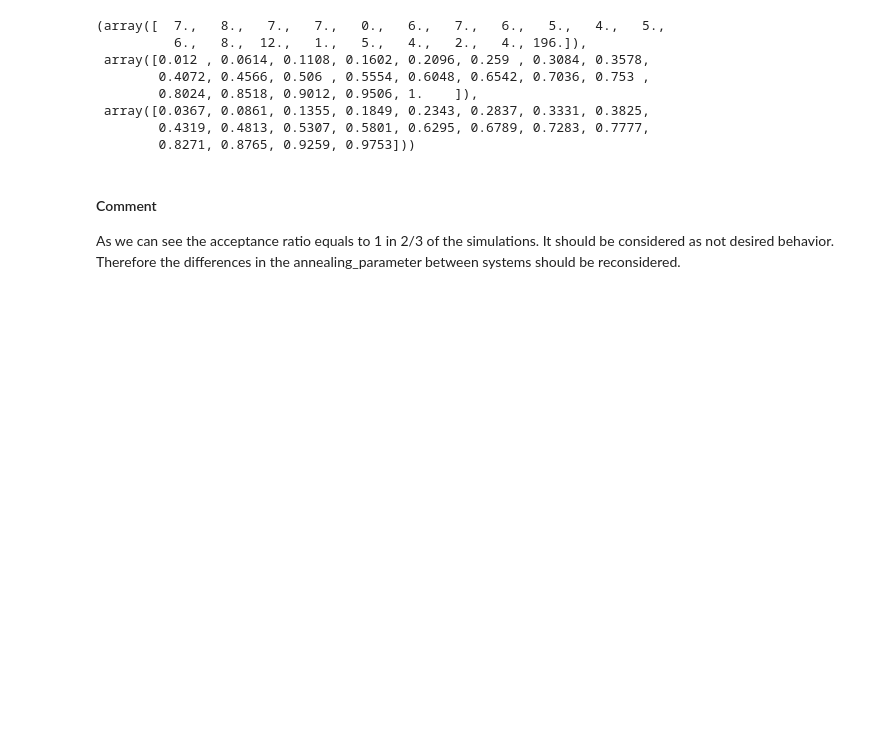
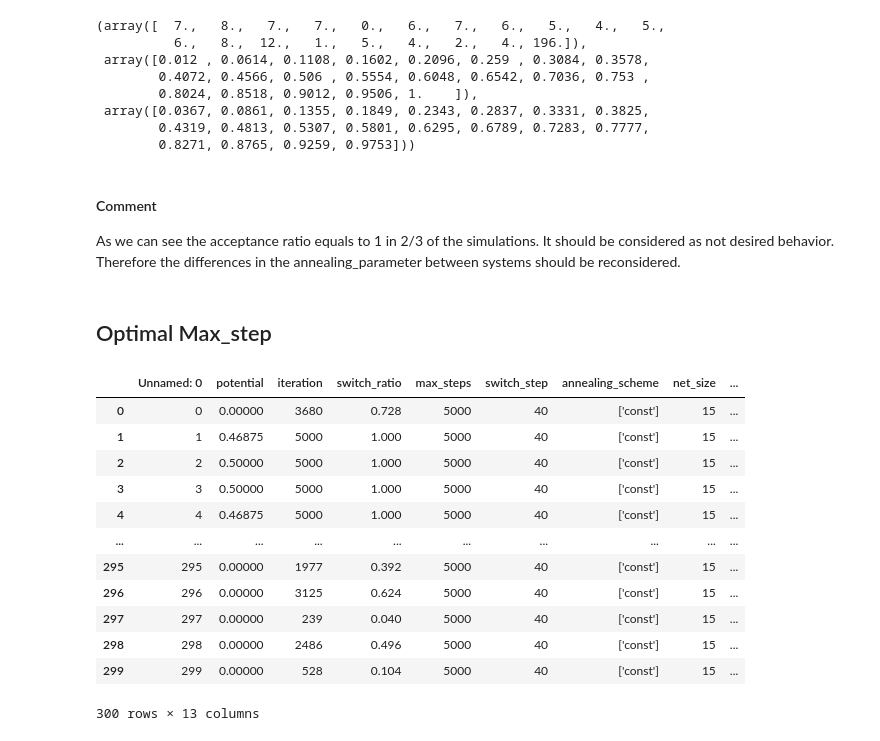
Before and after one commit to mateuszKacz/CGP_mgr, a Jupyter notebook: notebooks/Opracowanie danych PT.ipynb, the cells around one changed output. Drawn from its saved outputs; the diff is of its cells as text; code cells hidden in the pictures; blank space fills up the shorter version.

```diff
--- a/notebooks/Opracowanie danych PT.ipynb
+++ b/notebooks/Opracowanie danych PT.ipynb
@@ -278,3 +394,21 @@ plot_hist(data=df_evencheck_pt_optimal_temp_calc.switch_ratio,
 #### Comment
 
 As we can see the acceptance ratio equals to 1 in 2/3 of the simulations. It should be considered as not desired behavior. Therefore the differences in the annealing_parameter between systems should be reconsidered.
+# %% [markdown]
+## Optimal Max_step
+# %%
+df_evencheck_pt_optimal_number_of_steps
+# %% [output]
+|  | Unnamed: 0 | potential | iteration | switch_ratio | max_steps | switch_step | annealing_scheme | net_size | ... |
+| 0 | 0 | 0.00000 | 3680 | 0.728 | 5000 | 40 | ['const'] | 15 | ... |
+| 1 | 1 | 0.46875 | 5000 | 1.000 | 5000 | 40 | ['const'] | 15 | ... |
+| 2 | 2 | 0.50000 | 5000 | 1.000 | 5000 | 40 | ['const'] | 15 | ... |
+| 3 | 3 | 0.50000 | 5000 | 1.000 | 5000 | 40 | ['const'] | 15 | ... |
+| 4 | 4 | 0.46875 | 5000 | 1.000 | 5000 | 40 | ['const'] | 15 | ... |
+| ... | ... | ... | ... | ... | ... | ... | ... | ... | ... |
+| 295 | 295 | 0.00000 | 1977 | 0.392 | 5000 | 40 | ['const'] | 15 | ... |
+| 296 | 296 | 0.00000 | 3125 | 0.624 | 5000 | 40 | ['const'] | 15 | ... |
+| 297 | 297 | 0.00000 | 239 | 0.040 | 5000 | 40 | ['const'] | 15 | ... |
+| 298 | 298 | 0.00000 | 2486 | 0.496 | 5000 | 40 | ['const'] | 15 | ... |
+| 299 | 299 | 0.00000 | 528 | 0.104 | 5000 | 40 | ['const'] | 15 | ... |
+300 rows × 13 columns
```
Also changed, not shown: parts of 7 cells of this notebook, 3 other files.
